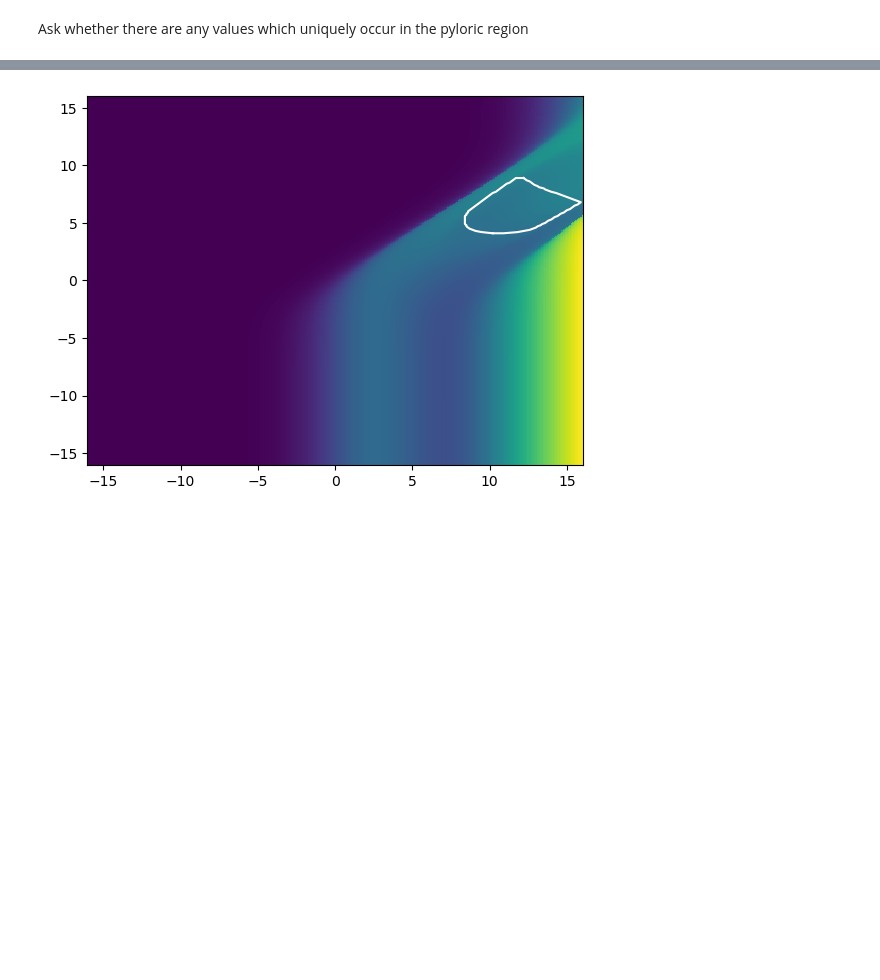
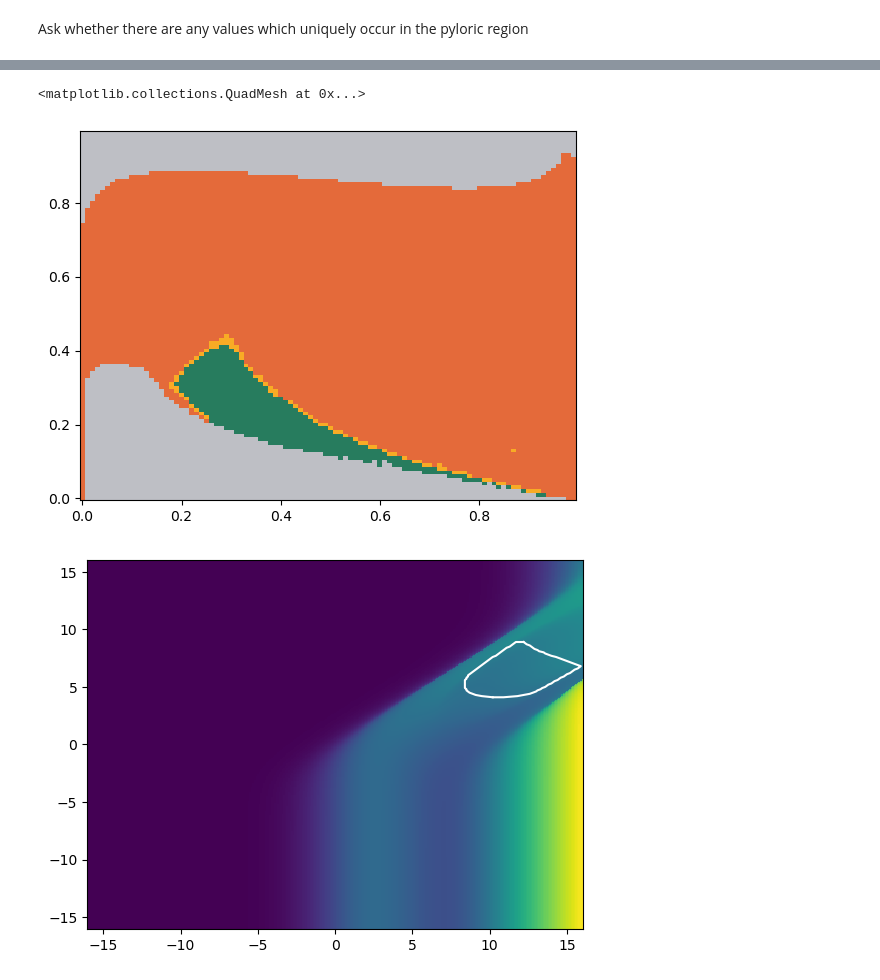
Before and after one commit to ljstolting/EvolvingHP, a Jupyter notebook: Cpp/HPAgnosticViz.ipynb, the cells around one changed output, grey strips where cells are left out. Cells and saved outputs as stored; diff of their text form; code cells hidden in the pictures; blank space fills up the shorter version.

Commit message:
data about new solutions

```diff
--- a/Cpp/HPAgnosticViz.ipynb
+++ b/Cpp/HPAgnosticViz.ipynb
@@ -650,0 +842,7 @@ for i in range(100):
+# %%
+for i in range(77):
+    print(i)
+    solvability = uniquevals(i,evaluate=True,plot=False)
+    print("Solvable: ", solvability)
+    print("Evolved solutions: ", np.max(evolved_pyl_recovery[i]))
+    print("Zero Range Solutions: ", zerorange_pyl_recovery[i])
@@ -651,3 +867,35 @@ for i in range(100):
+# %%
+#function to transform the averages point cloud into a more readable form
+def avgs_density(indiv,gridsize):
+    gridres = np.arange(0,1+gridsize,gridsize)
+    plotgridres = gridres[:-1]
+    densitygrid = np.zeros((len(gridres)-1,len(gridres)-1))
+    pyloricslice = get_pyloric_slice(indiv)
+    avgs = get_avg_slice(indiv)
+    pyloricavgs = avgs[np.where(pyloricslice>=.3)][:,0::2]
+    nonpyloricavgs = avgs[np.where(pyloricslice<.3)][:,0::2]
+
+    for i in range(len(gridres)-1):
+        for j in range(len(gridres)-1):
+            pyloric_mask = (pyloricavgs[:,0]>=gridres[i])&(pyloricavgs[:,0]<gridres[i+1])&(pyloricavgs[:,1]>=gridres[j])&(pyloricavgs[:,1]<gridres[j+1])
+            nonpyloric_mask = (nonpyloricavgs[:,0]>=gridres[i])&(nonpyloricavgs[:,0]<gridres[i+1])&(nonpyloricavgs[:,1]>=gridres[j])&(nonpyloricavgs[:,1]<gridres[j+1])
+            if len(np.where(nonpyloric_mask)[0])>0:
+                if len(np.where(pyloric_mask)[0])>0:
+                    densitygrid[i,j] = 1
+                else:
+                    densitygrid[i,j] = .5
+            elif len(np.where(pyloric_mask)[0])>0:
+                densitygrid[i,j] = 1.5
+            else:
+                densitygrid[i,j] = 0
+    return plotgridres, densitygrid.T
+# %%
+gridres,densitygrid = avgs_density(36,.01)
+colormap = mcolors.ListedColormap([french_gray,flame,xanthous,viridian])
+plt.pcolormesh(gridres,gridres,densitygrid,cmap=colormap)
+# %% [output]
+<matplotlib.collections.QuadMesh at 0x...>
+[figure, added]
 # %%
 avgs = get_avg_slice(26)
 plt.pcolormesh(par1res,par2res,avgs[:,:,0])
```
Also changed, not shown: parts of 21 cells of this notebook, 18 other files.
